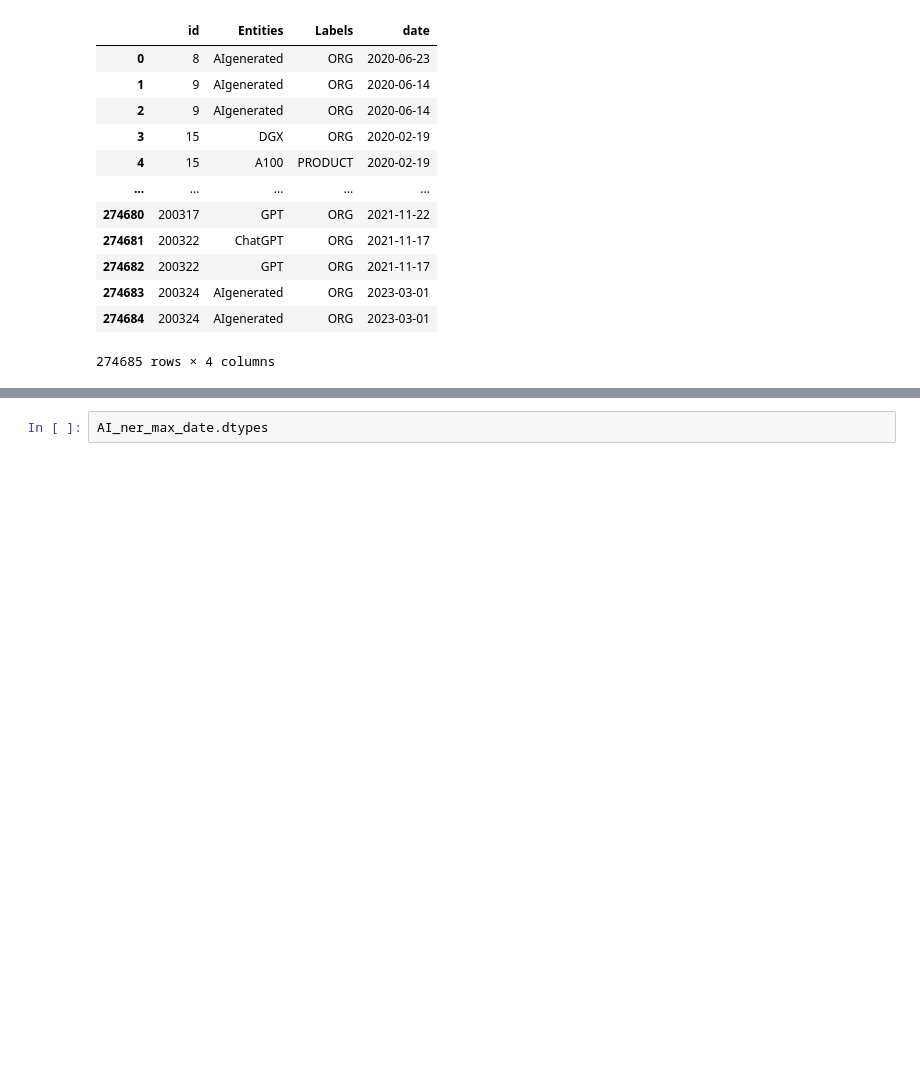
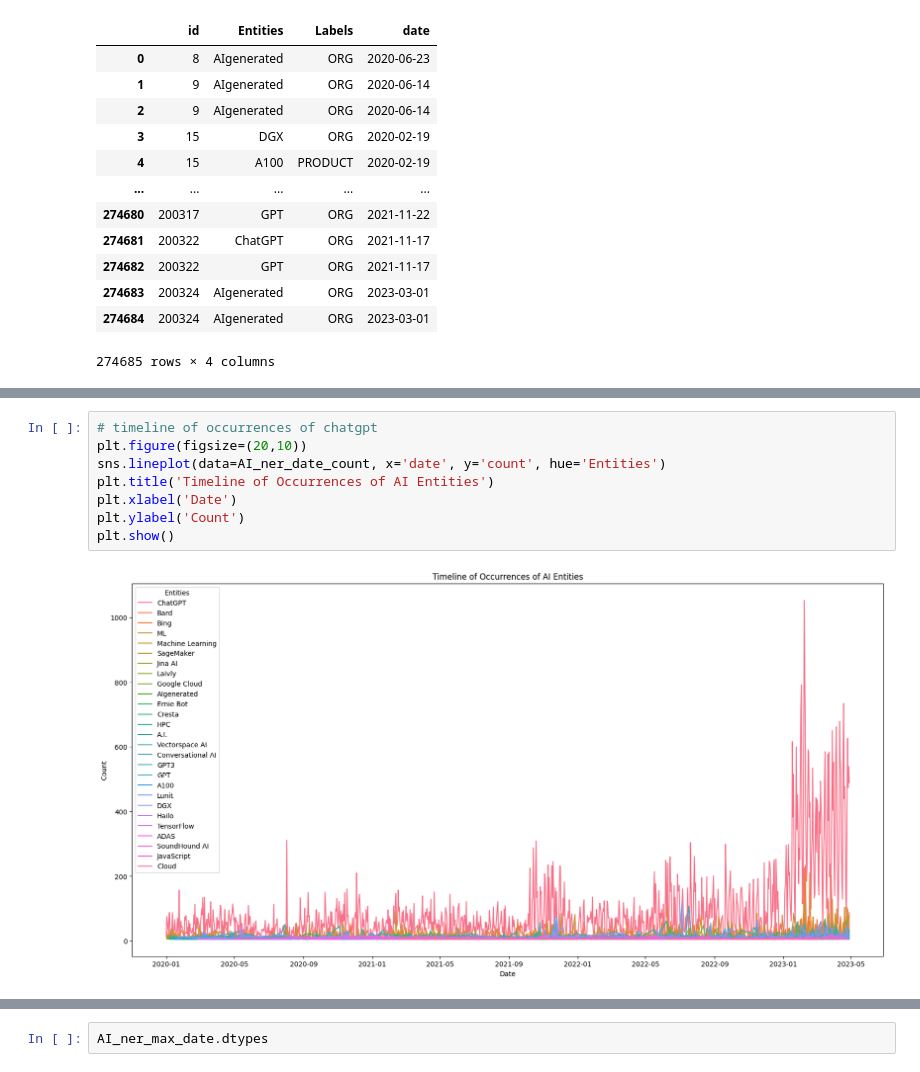
Before and after one commit to slvhuang/Final-Project-NLP, a Jupyter notebook: 5_entity_identification.ipynb, the cells around one changed output, grey strips where cells are left out. Saved outputs shown, nothing was run; the diff lists cells and outputs as text; blank space fills up the shorter version.

```diff
--- a/5_entity_identification.ipynb
+++ b/5_entity_identification.ipynb
@@ -719,0 +798,10 @@ AI_ner_date_count
+# %%
+# timeline of occurrences of chatgpt
+plt.figure(figsize=(20,10))
+sns.lineplot(data=AI_ner_date_count, x='date', y='count', hue='Entities')
+plt.title('Timeline of Occurrences of AI Entities')
+plt.xlabel('Date')
+plt.ylabel('Count')
+plt.show()
+# %% [output]
+[figure, added]
```
Also changed, not shown: parts of 15 cells of this notebook.
